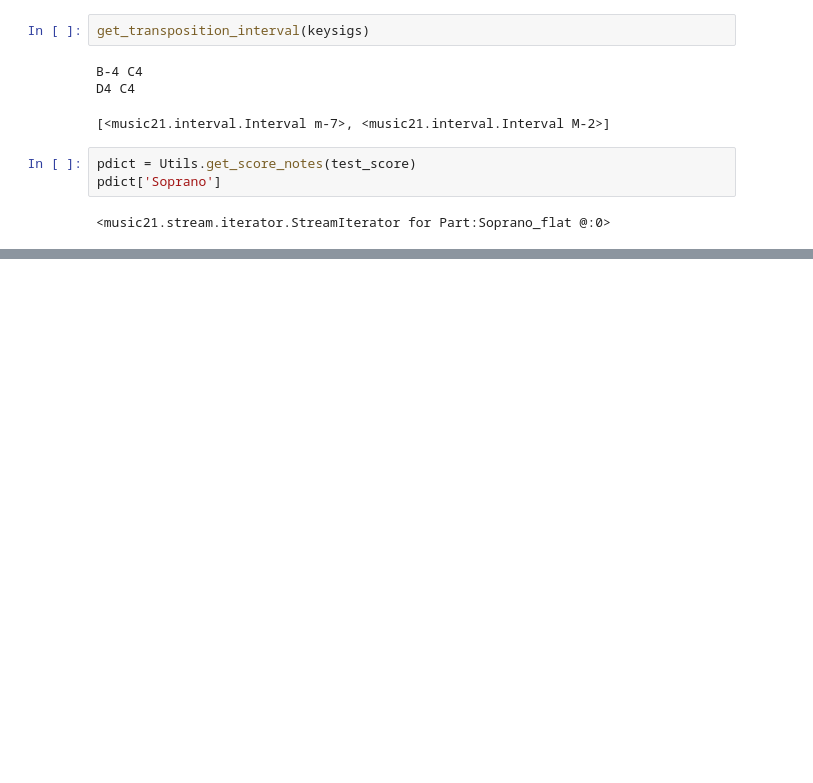
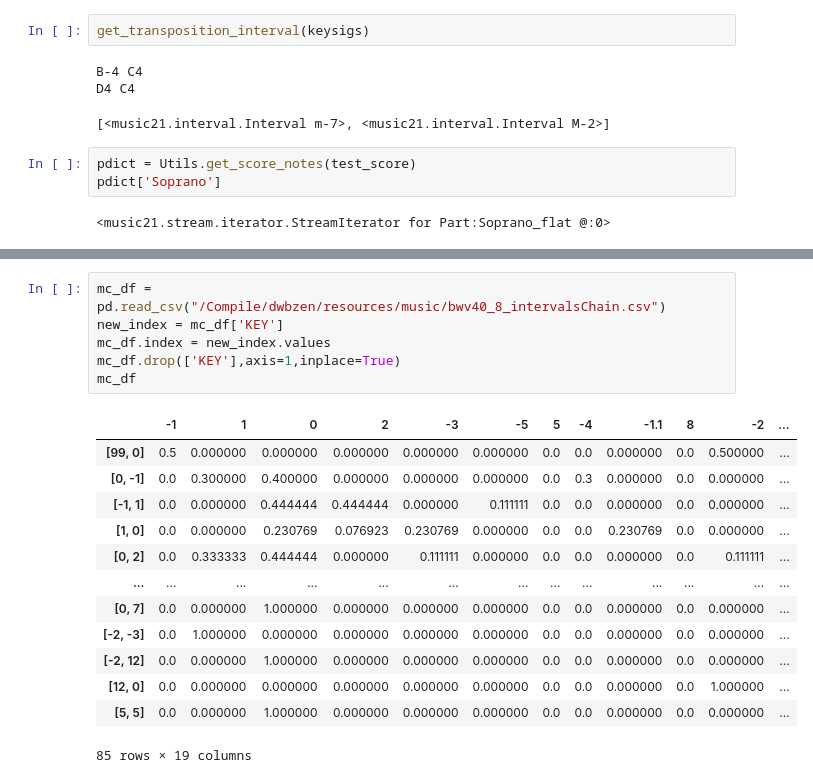
Before and after one commit to dwbzen/pymusic, a Jupyter notebook: music21_test.ipynb, the cells around one changed output, grey strips where cells are left out. Saved outputs shown, nothing was run; the diff lists cells and outputs as text; blank space fills up the shorter version.

```diff
--- a/music21_test.ipynb
+++ b/music21_test.ipynb
@@ -1228,0 +1310,20 @@ pdict['Soprano']
+# %%
+mc_df = pd.read_csv("/Compile/dwbzen/resources/music/bwv40_8_intervalsChain.csv")
+new_index = mc_df['KEY']
+mc_df.index = new_index.values
+mc_df.drop(['KEY'],axis=1,inplace=True)
+mc_df
+# %% [output]
+|  | -1 | 1 | 0 | 2 | -3 | -5 | 5 | -4 | -1.1 | 8 | -2 | ... |
+| [99, 0] | 0.5 | 0.000000 | 0.000000 | 0.000000 | 0.000000 | 0.000000 | 0.0 | 0.0 | 0.000000 | 0.0 | 0.500000 | ... |
+| [0, -1] | 0.0 | 0.300000 | 0.400000 | 0.000000 | 0.000000 | 0.000000 | 0.0 | 0.3 | 0.000000 | 0.0 | 0.000000 | ... |
+| [-1, 1] | 0.0 | 0.000000 | 0.444444 | 0.444444 | 0.000000 | 0.111111 | 0.0 | 0.0 | 0.000000 | 0.0 | 0.000000 | ... |
+| [1, 0] | 0.0 | 0.000000 | 0.230769 | 0.076923 | 0.230769 | 0.000000 | 0.0 | 0.0 | 0.230769 | 0.0 | 0.000000 | ... |
+| [0, 2] | 0.0 | 0.333333 | 0.444444 | 0.000000 | 0.111111 | 0.000000 | 0.0 | 0.0 | 0.000000 | 0.0 | 0.111111 | ... |
+| ... | ... | ... | ... | ... | ... | ... | ... | ... | ... | ... | ... | ... |
+| [0, 7] | 0.0 | 0.000000 | 1.000000 | 0.000000 | 0.000000 | 0.000000 | 0.0 | 0.0 | 0.000000 | 0.0 | 0.000000 | ... |
+| [-2, -3] | 0.0 | 1.000000 | 0.000000 | 0.000000 | 0.000000 | 0.000000 | 0.0 | 0.0 | 0.000000 | 0.0 | 0.000000 | ... |
+| [-2, 12] | 0.0 | 0.000000 | 1.000000 | 0.000000 | 0.000000 | 0.000000 | 0.0 | 0.0 | 0.000000 | 0.0 | 0.000000 | ... |
+| [12, 0] | 0.0 | 0.000000 | 0.000000 | 0.000000 | 0.000000 | 0.000000 | 0.0 | 0.0 | 0.000000 | 0.0 | 1.000000 | ... |
+| [5, 5] | 0.0 | 0.000000 | 1.000000 | 0.000000 | 0.000000 | 0.000000 | 0.0 | 0.0 | 0.000000 | 0.0 | 0.000000 | ... |
+85 rows × 19 columns
```
Also changed, not shown: parts of 24 cells of this notebook, 11 other files.
